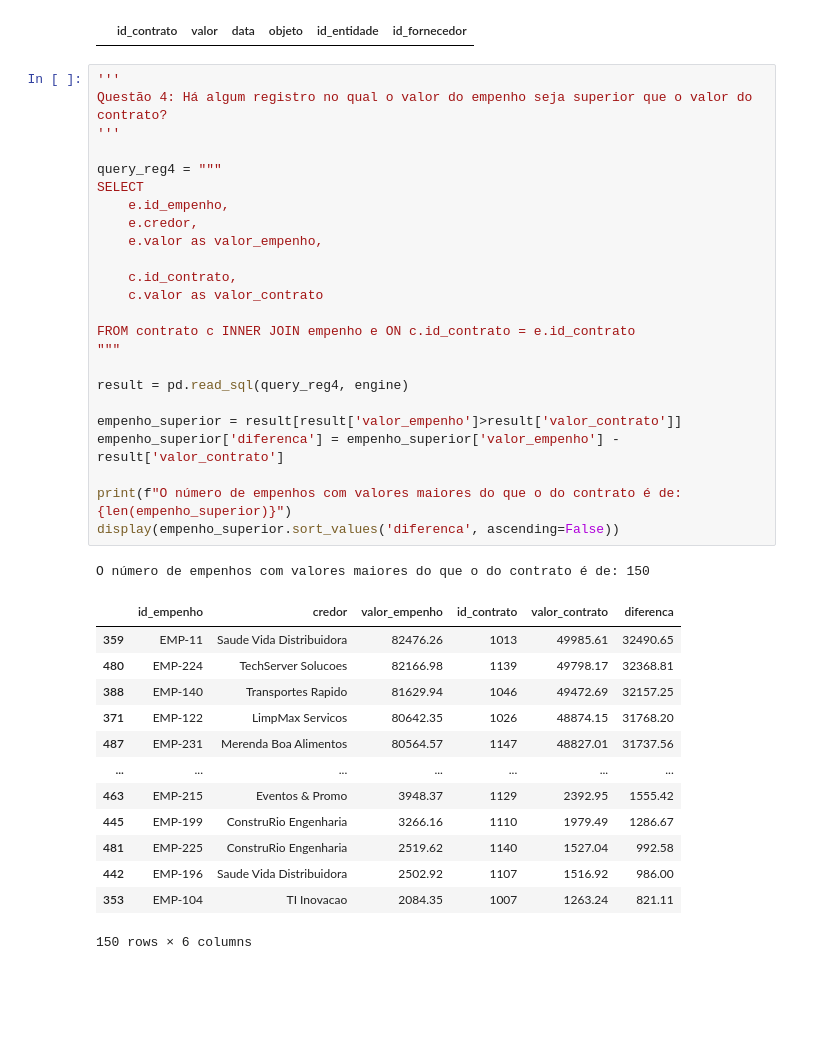
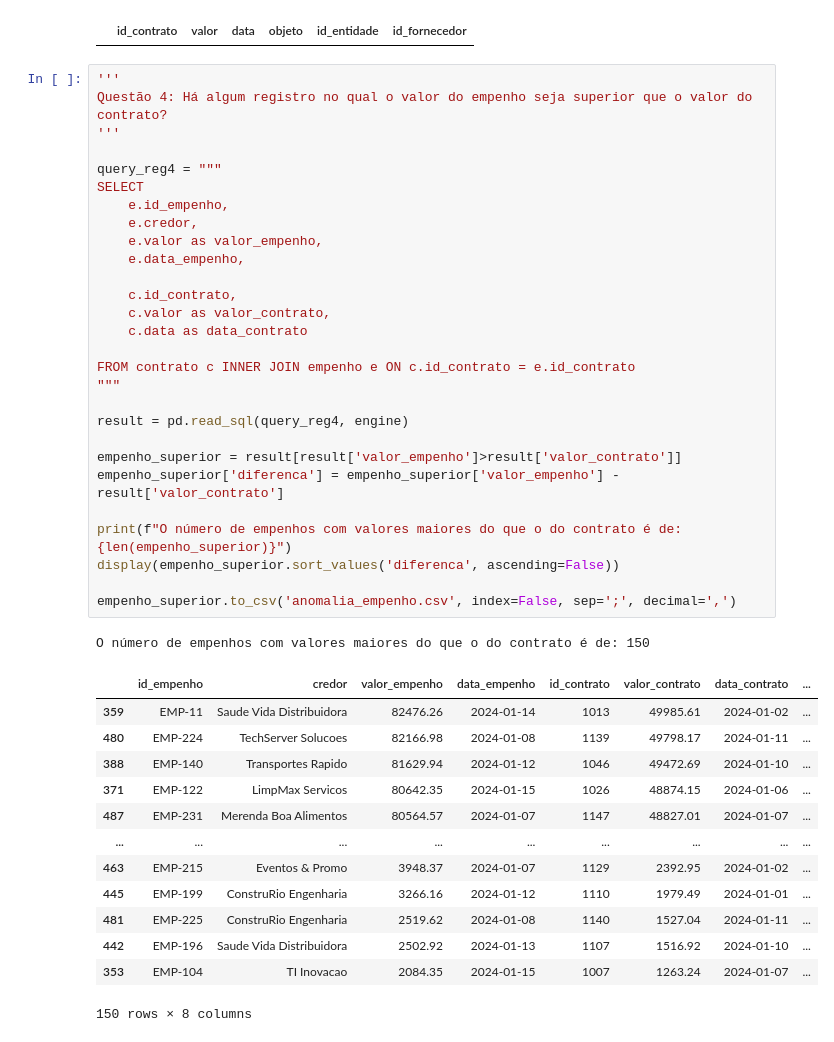
Before and after one commit to dinhocss/mprj-analise-dados, a Jupyter notebook: Conexão com o banco de dados/conexao-banco-de-dados.ipynb, the cells around one changed output. Saved outputs shown, nothing was run; the diff lists cells and outputs as text; blank space fills up the shorter version.

```diff
--- a/Conexão com o banco de dados/conexao-banco-de-dados.ipynb
+++ b/Conexão com o banco de dados/conexao-banco-de-dados.ipynb
@@ -92,41 +92,45 @@ Número de contratos que não possuem fornecedores associados: 0
 # %%
 '''
 Questão 4: Há algum registro no qual o valor do empenho seja superior que o valor do contrato?
 '''
 
 query_reg4 = """
 SELECT
     e.id_empenho,
     e.credor,
     e.valor as valor_empenho,
+    e.data_empenho,
 
     c.id_contrato,
-    c.valor as valor_contrato
+    c.valor as valor_contrato,
+    c.data as data_contrato
 
 FROM contrato c INNER JOIN empenho e ON c.id_contrato = e.id_contrato
 """
 
 result = pd.read_sql(query_reg4, engine)
 
 empenho_superior = result[result['valor_empenho']>result['valor_contrato']]
 empenho_superior['diferenca'] = empenho_superior['valor_empenho'] - result['valor_contrato']
 
 print(f"O número de empenhos com valores maiores do que o do contrato é de: {len(empenho_superior)}")
 display(empenho_superior.sort_values('diferenca', ascending=False))
+
+empenho_superior.to_csv('anomalia_empenho.csv', index=False, sep=';', decimal=',')
 # %% [output]
 O número de empenhos com valores maiores do que o do contrato é de: 150
-|  | id_empenho | credor | valor_empenho | id_contrato | valor_contrato | diferenca |
-| 359 | EMP-11 | Saude Vida Distribuidora | 82476.26 | 1013 | 49985.61 | 32490.65 |
-| 480 | EMP-224 | TechServer Solucoes | 82166.98 | 1139 | 49798.17 | 32368.81 |
-| 388 | EMP-140 | Transportes Rapido | 81629.94 | 1046 | 49472.69 | 32157.25 |
-| 371 | EMP-122 | LimpMax Servicos | 80642.35 | 1026 | 48874.15 | 31768.20 |
-| 487 | EMP-231 | Merenda Boa Alimentos | 80564.57 | 1147 | 48827.01 | 31737.56 |
-| ... | ... | ... | ... | ... | ... | ... |
-| 463 | EMP-215 | Eventos & Promo | 3948.37 | 1129 | 2392.95 | 1555.42 |
-| 445 | EMP-199 | ConstruRio Engenharia | 3266.16 | 1110 | 1979.49 | 1286.67 |
-| 481 | EMP-225 | ConstruRio Engenharia | 2519.62 | 1140 | 1527.04 | 992.58 |
-| 442 | EMP-196 | Saude Vida Distribuidora | 2502.92 | 1107 | 1516.92 | 986.00 |
-| 353 | EMP-104 | TI Inovacao | 2084.35 | 1007 | 1263.24 | 821.11 |
+|  | id_empenho | credor | valor_empenho | data_empenho | id_contrato | valor_contrato | data_contrato | ... |
+| 359 | EMP-11 | Saude Vida Distribuidora | 82476.26 | 2024-01-14 | 1013 | 49985.61 | 2024-01-02 | ... |
+| 480 | EMP-224 | TechServer Solucoes | 82166.98 | 2024-01-08 | 1139 | 49798.17 | 2024-01-11 | ... |
+| 388 | EMP-140 | Transportes Rapido | 81629.94 | 2024-01-12 | 1046 | 49472.69 | 2024-01-10 | ... |
+| 371 | EMP-122 | LimpMax Servicos | 80642.35 | 2024-01-15 | 1026 | 48874.15 | 2024-01-06 | ... |
+| 487 | EMP-231 | Merenda Boa Alimentos | 80564.57 | 2024-01-07 | 1147 | 48827.01 | 2024-01-07 | ... |
+| ... | ... | ... | ... | ... | ... | ... | ... | ... |
+| 463 | EMP-215 | Eventos & Promo | 3948.37 | 2024-01-07 | 1129 | 2392.95 | 2024-01-02 | ... |
+| 445 | EMP-199 | ConstruRio Engenharia | 3266.16 | 2024-01-12 | 1110 | 1979.49 | 2024-01-01 | ... |
+| 481 | EMP-225 | ConstruRio Engenharia | 2519.62 | 2024-01-08 | 1140 | 1527.04 | 2024-01-11 | ... |
+| 442 | EMP-196 | Saude Vida Distribuidora | 2502.92 | 2024-01-13 | 1107 | 1516.92 | 2024-01-10 | ... |
+| 353 | EMP-104 | TI Inovacao | 2084.35 | 2024-01-15 | 1007 | 1263.24 | 2024-01-07 | ... |
-150 rows × 6 columns
+150 rows × 8 columns
 # %%
 '''
```
Also changed, not shown: parts of 3 cells of this notebook, 4 other files.
